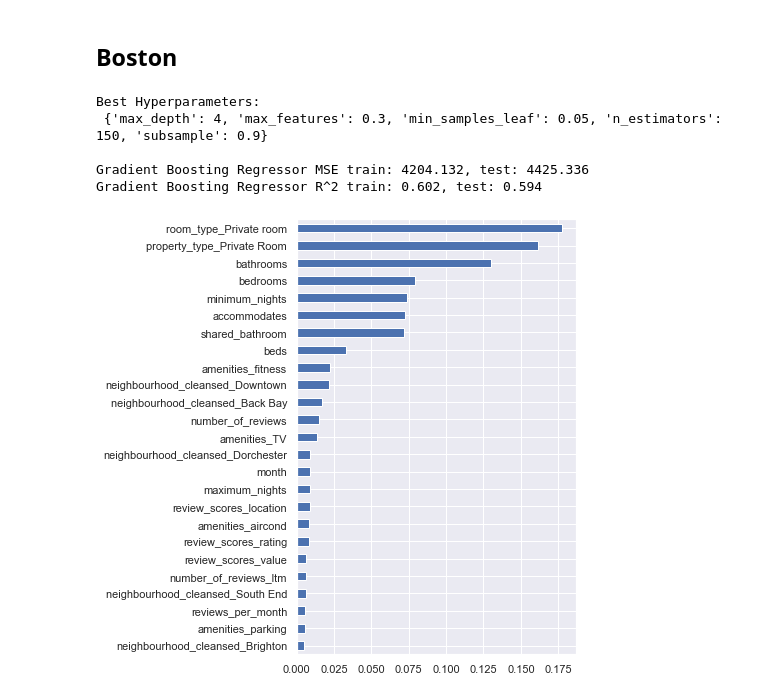
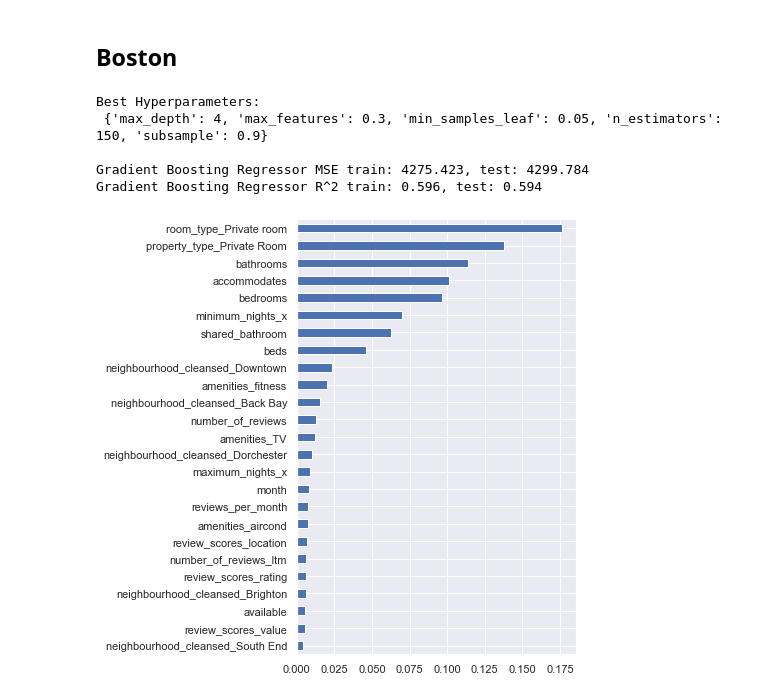
Before and after one commit to nikokydes/Udacity_DS_Proj1, a Jupyter notebook: Project1.ipynb, the cells around one changed output. Saved outputs shown, nothing was run; the diff lists cells and outputs as text; code cells hidden in the pictures.

```diff
--- a/Project1.ipynb
+++ b/Project1.ipynb
@@ -280,6 +341,16 @@ Looks like the Boston Marathon spikes prices!  For Seattle, summer is higher as
 # %%
 # Consolidate the 'property_type' field to just a few main choices
 def condense_proptype(prop_type):
+    '''
+    Function to classify property types into one of several categories.
+
+    Inputs:
+        prop_type = String containing name of an AirBnB property type
+
+    Output:
+        New property type category
+    '''
+
     if prop_type in ['Entire house', 'Entire cottage',
        'Entire guesthouse',
        'Entire bungalow', 'Entire place', 'Tiny house',
@@ -943,7 +1022,8 @@ _ = feat_imp_sea.nlargest(25).plot(kind='barh', ax=ax).invert_yaxis()
 ## Boston
 # %%
 # Merge the listing data with the monthly calendar data
-bos_all = pd.merge(bos_list.reset_index(), tmp, on='listing_id', how='left')
+# bos_all = pd.merge(bos_all.reset_index(), tmp, on='listing_id', how='left')
+bos_all = pd.merge(bos_list.reset_index(), df_cal.reset_index(), on='listing_id', how='left')
 
 # Create a field for the month
 bos_all['month'] = bos_all.date.dt.month
@@ -953,6 +1033,10 @@ bos_all.drop(columns=['date'], inplace=True)
 bos_all.drop(columns=['price_x'], inplace=True)
 bos_all.rename(columns={'price_y':'price'}, inplace=True)
 
+cols_to_drop = ['adjusted_price', 'minimum_nights_y', 'maximum_nights_y', 'city', 'neighbourhood_cleansed']
+bos_all.drop(columns=cols_to_drop, inplace=True)
+bos_all.rename(columns={'minimum_nights_y':'minimum_nights', 'maximum_nights_y':'maximum_nights'}, inplace=True)
+
 # Set the index to 'listing_id'
 bos_all.set_index('listing_id', inplace=True)
 # %%
@@ -980,7 +1064,7 @@ params_gb = {
     'max_depth': [4],
     'max_features': [0.3],
     'min_samples_leaf': [0.05],
-    'subsample': [0.7, 0.9]
+    'subsample': [0.9]
 }
 
 grid_gb = GridSearchCV(estimator=gb, param_grid=params_gb, cv=3, scoring='neg_mean_squared_error', n_jobs=-1)
@@ -1005,13 +1089,13 @@ print('Gradient Boosting Regressor R^2 train: %.3f, test: %.3f' % (
 Best Hyperparameters:
  {'max_depth': 4, 'max_features': 0.3, 'min_samples_leaf': 0.05, 'n_estimators': 150, 'subsample': 0.9}
 
-Gradient Boosting Regressor MSE train: 4204.132, test: 4425.336
-Gradient Boosting Regressor R^2 train: 0.602, test: 0.594
+Gradient Boosting Regressor MSE train: 4275.423, test: 4299.784
+Gradient Boosting Regressor R^2 train: 0.596, test: 0.594
 # %%
 # Plot feature importances for the gradient boosting regressor
-feat_imp_sea = pd.Series(best_model_gb.feature_importances_, index=X_train.columns)
+feat_imp_bos = pd.Series(best_model_gb.feature_importances_, index=X_train.columns)
 
 fig, ax = plt.subplots(1, 1, figsize=(5,8))
-_ = feat_imp_sea.nlargest(25).plot(kind='barh', ax=ax).invert_yaxis()
+_ = feat_imp_bos.nlargest(25).plot(kind='barh', ax=ax).invert_yaxis()
 # %% [output]
-[figure, old version]
+[figure, new version]
```
Also changed, not shown: parts of 13 cells of this notebook, 1 other file.
